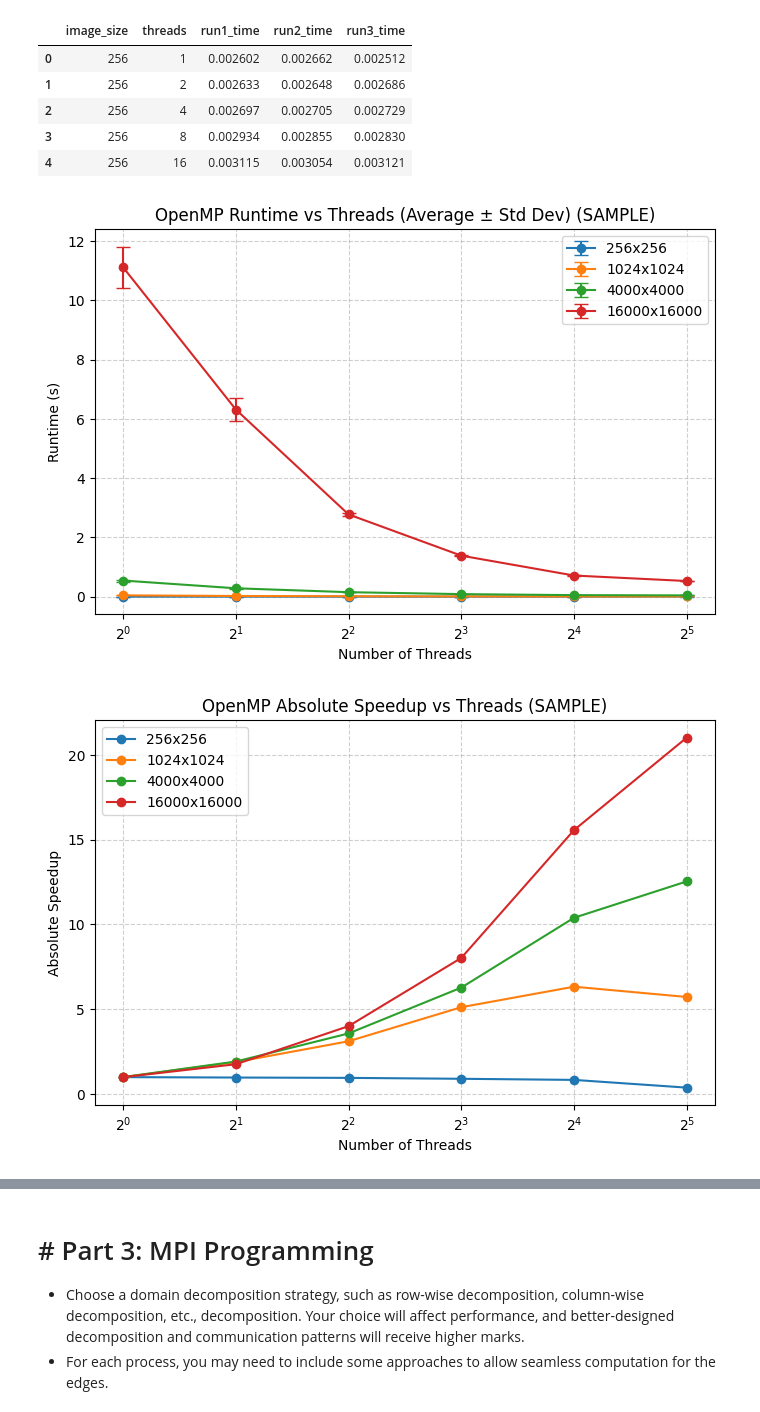
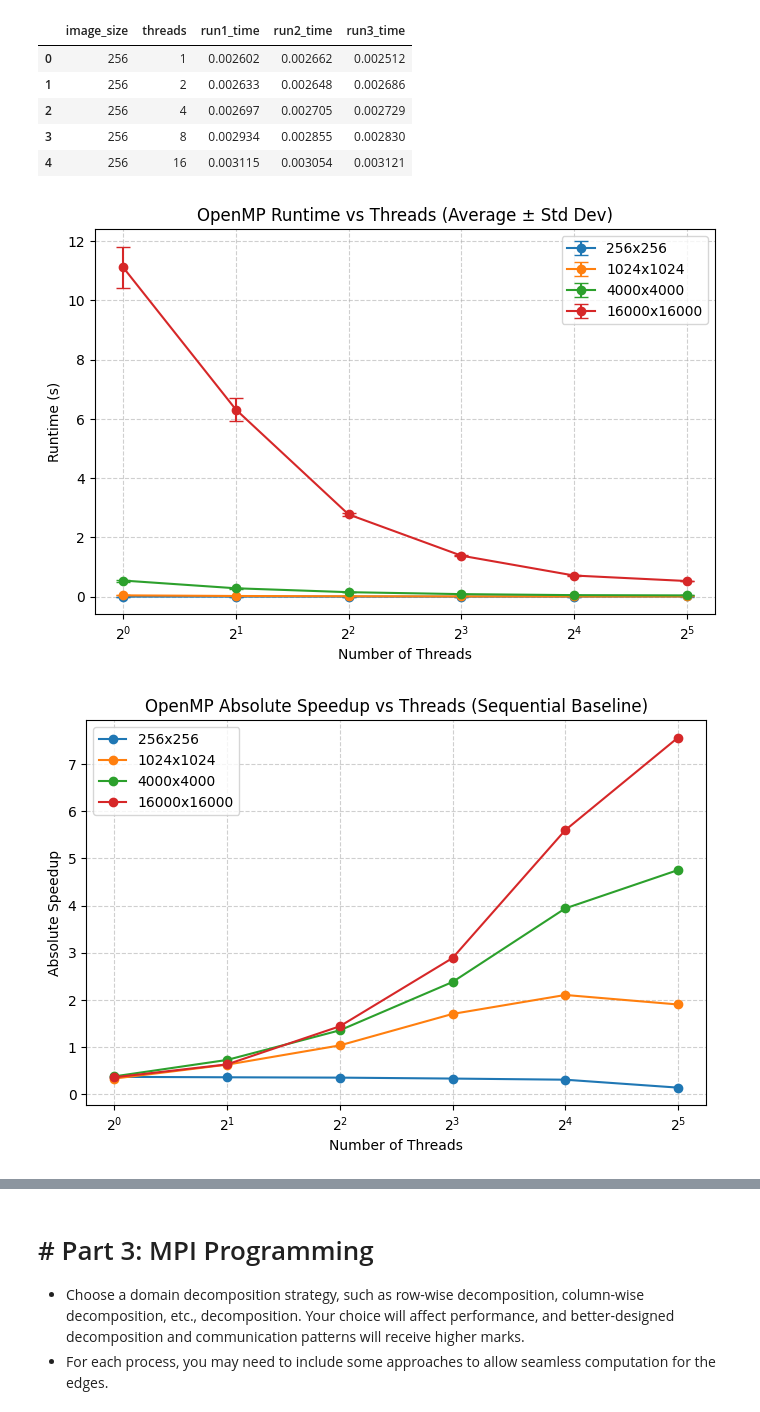
Before and after one commit to RichardHuang0001/my-asm-1, a Jupyter notebook: report/CMSC5702_Assignment_1_report.ipynb, the cells around one changed output, grey strips where cells are left out. Cells and saved outputs as stored; diff of their text form; code cells hidden in the pictures.

```diff
--- a/report/CMSC5702_Assignment_1_report.ipynb
+++ b/report/CMSC5702_Assignment_1_report.ipynb
@@ -179,78 +179,89 @@ import pandas as pd
 import matplotlib.pyplot as plt
 import numpy as np
 
-# Load CSV if not already loaded
-# omp_df = pd.read_csv("openmp_timings.csv")
+# 如果未预先加载 OpenMP 数据，则从报告目录读取
+try:
+    omp_df
+except NameError:
+    omp_df = pd.read_csv("openmp_times.csv")  # 关键：确保读取的是 report/openmp_times.csv
 
-# 1️⃣ Compute average and standard deviation across runs
+# 读取顺序版本数据，用作“绝对加速比”的基线
+seq_df = pd.read_csv("sequential_times.csv")  # 关键：确保读取的是 report/sequential_times.csv
+seq_df['average_time'] = seq_df[['run1_time','run2_time','run3_time']].mean(axis=1)  # 顺序版本的平均时间
+
+# 计算 OpenMP 各线程的平均时间与标准差
 omp_df['average_time'] = omp_df[['run1_time','run2_time','run3_time']].mean(axis=1)
 omp_df['std_dev'] = omp_df[['run1_time','run2_time','run3_time']].std(axis=1)
 
-# Prepare columns for speedups
+# 预先创建加速比列
 omp_df['absolute_speedup'] = 0.0
 omp_df['relative_speedup'] = 0.0
 
-# 2️⃣ Compute absolute and relative speedup
-# Absolute speedup: vs sequential execution (threads=1)
-# Relative speedup: vs OpenMP 1-thread execution (same in this dataset)
+# 计算绝对/相对加速比
+# 绝对加速比：顺序实现平均时间 / 当前并行平均时间
+# 相对加速比：OpenMP 1线程平均时间 / 当前并行平均时间
 for size in omp_df['image_size'].unique():
-    # Sequential time (threads=1)
-    seq_time = omp_df[(omp_df['image_size']==size) & (omp_df['threads']==1)]['average_time'].values[0]
+    # 从顺序数据中取出对应 image_size 的平均时间，作为绝对加速比基线
+    seq_time = seq_df.loc[seq_df['image_size'] == size, 'average_time'].iloc[0]
+    # 从 OpenMP 数据中取出 1 线程的平均时间，作为相对加速比基线
+    omp1_time = omp_df[(omp_df['image_size'] == size) & (omp_df['threads'] == 1)]['average_time'].iloc[0]
 
-    subset_idx = omp_df[omp_df['image_size']==size].index
+    subset_idx = omp_df[omp_df['image_size'] == size].index
+    # 绝对加速比
     omp_df.loc[subset_idx, 'absolute_speedup'] = seq_time / omp_df.loc[subset_idx, 'average_time']
-    omp_df.loc[subset_idx, 'relative_speedup'] = seq_time / omp_df.loc[subset_idx, 'average_time']
+    # 相对加速比
+    omp_df.loc[subset_idx, 'relative_speedup'] = omp1_time / omp_df.loc[subset_idx, 'average_time']
 
-# 3️⃣ Plot runtime with error bars
+# 绘制运行时间（含标准差误差条）
 plt.figure(figsize=(8,5))
 for size in sorted(omp_df['image_size'].unique()):
-    subset = omp_df[omp_df['image_size']==size]
+    subset = omp_df[omp_df['image_size'] == size]
     plt.errorbar(subset['threads'], subset['average_time'],
                  yerr=subset['std_dev'],
                  marker='o', label=f'{size}x{size}', capsize=5)
 
 plt.xlabel('Number of Threads')
 plt.ylabel('Runtime (s)')
-plt.title('OpenMP Runtime vs Threads (Average ± Std Dev) (SAMPLE)')
+plt.title('OpenMP Runtime vs Threads (Average ± Std Dev)')
 plt.xscale('log', base=2)
 plt.xticks([1,2,4,8,16,32])
 plt.grid(True, which='both', linestyle='--', alpha=0.6)
 plt.legend()
 plt.show()
 
-# 4️⃣ Plot absolute speedup
+# 绝对加速比（基线为顺序实现）
 plt.figure(figsize=(8,5))
 for size in sorted(omp_df['image_size'].unique()):
-    subset = omp_df[omp_df['image_size']==size]
+    subset = omp_df[omp_df['image_size'] == size]
     plt.plot(subset['threads'], subset['absolute_speedup'], marker='o', label=f'{size}x{size}')
 
 plt.xlabel('Number of Threads')
 plt.ylabel('Absolute Speedup')
-plt.title('OpenMP Absolute Speedup vs Threads (SAMPLE)')
+plt.title('OpenMP Absolute Speedup vs Threads (Sequential Baseline)')
 plt.xscale('log', base=2)
 plt.xticks([1,2,4,8,16,32])
 plt.grid(True, which='both', linestyle='--', alpha=0.6)
 plt.legend()
 plt.show()
 
-# 5️⃣ Plot relative speedup (same as absolute here)
+# 相对加速比（基线为 OpenMP 1 线程）
 plt.figure(figsize=(8,5))
 for size in sorted(omp_df['image_size'].unique()):
-    subset = omp_df[omp_df['image_size']==size]
+    subset = omp_df[omp_df['image_size'] == size]
     plt.plot(subset['threads'], subset['relative_speedup'], marker='o', label=f'{size}x{size}')
 
 plt.xlabel('Number of Threads')
 plt.ylabel('Relative Speedup')
-plt.title('OpenMP Relative Speedup vs Threads (SAMPLE)')
+plt.title('OpenMP Relative Speedup vs Threads (OMP-1 Baseline)')
 plt.xscale('log', base=2)
 plt.xticks([1,2,4,8,16,32])
 plt.grid(True, which='both', linestyle='--', alpha=0.6)
 plt.legend()
 plt.show()
 
-# 6️⃣ Optional: Print the full dataframe
+# 打印核对数据
 print("OpenMP data with runtime, std_dev, absolute and relative speedups:")
 print(omp_df[['image_size','threads','average_time','std_dev','absolute_speedup','relative_speedup']])
 # %% [output]
-[figure, old version]
+[figure, new version]
-[figure, old version]
+[figure, new version]
```
Also changed, not shown: parts of 2 cells of this notebook, 2 other files.
